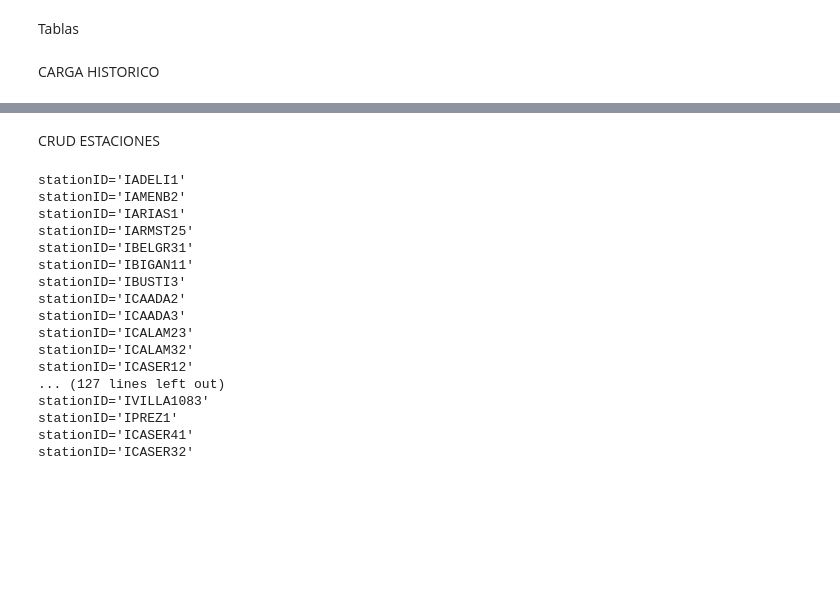
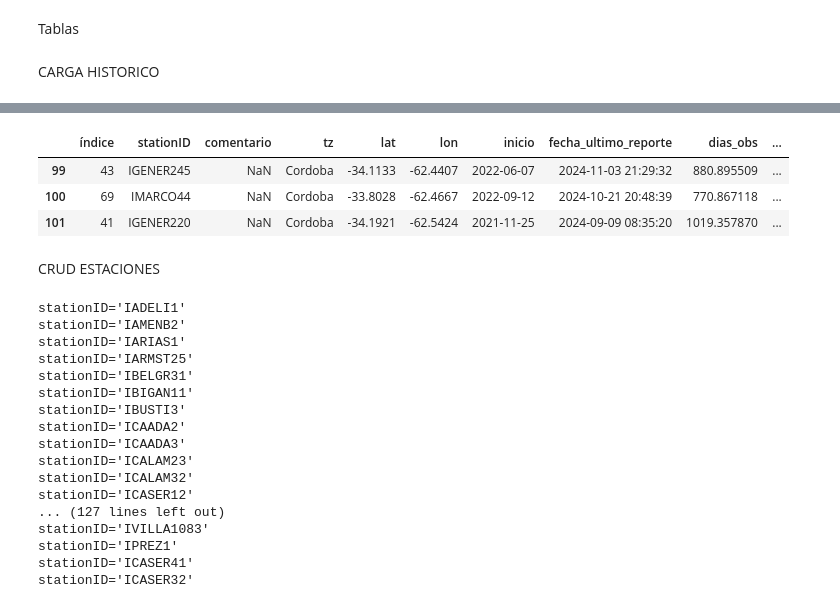
Before and after one commit to Facunditos/wunder, a Jupyter notebook: scraping.ipynb, the cells around one changed output, grey strips where cells are left out. Cells and saved outputs as stored; diff of their text form; code cells hidden in the pictures; blank space fills up the shorter version.

```diff
--- a/scraping.ipynb
+++ b/scraping.ipynb
@@ -1157,3 +1385,10 @@ cargar_historico(estaciones_elegidas)
+# %%
+estaciones_elegidas.loc[99:101]
+# %% [output]
+|  | índice | stationID | comentario | tz | lat | lon | inicio | fecha_ultimo_reporte | dias_obs | ... |
+| 99 | 43 | IGENER245 | NaN | Cordoba | -34.1133 | -62.4407 | 2022-06-07 | 2024-11-03 21:29:32 | 880.895509 | ... |
+| 100 | 69 | IMARCO44 | NaN | Cordoba | -33.8028 | -62.4667 | 2022-09-12 | 2024-10-21 20:48:39 | 770.867118 | ... |
+| 101 | 41 | IGENER220 | NaN | Cordoba | -34.1921 | -62.5424 | 2021-11-25 | 2024-09-09 08:35:20 | 1019.357870 | ... |
 # %% [markdown]
 CRUD ESTACIONES
 # %%
```
Also changed, not shown: parts of 20 cells of this notebook, 40 other files.
